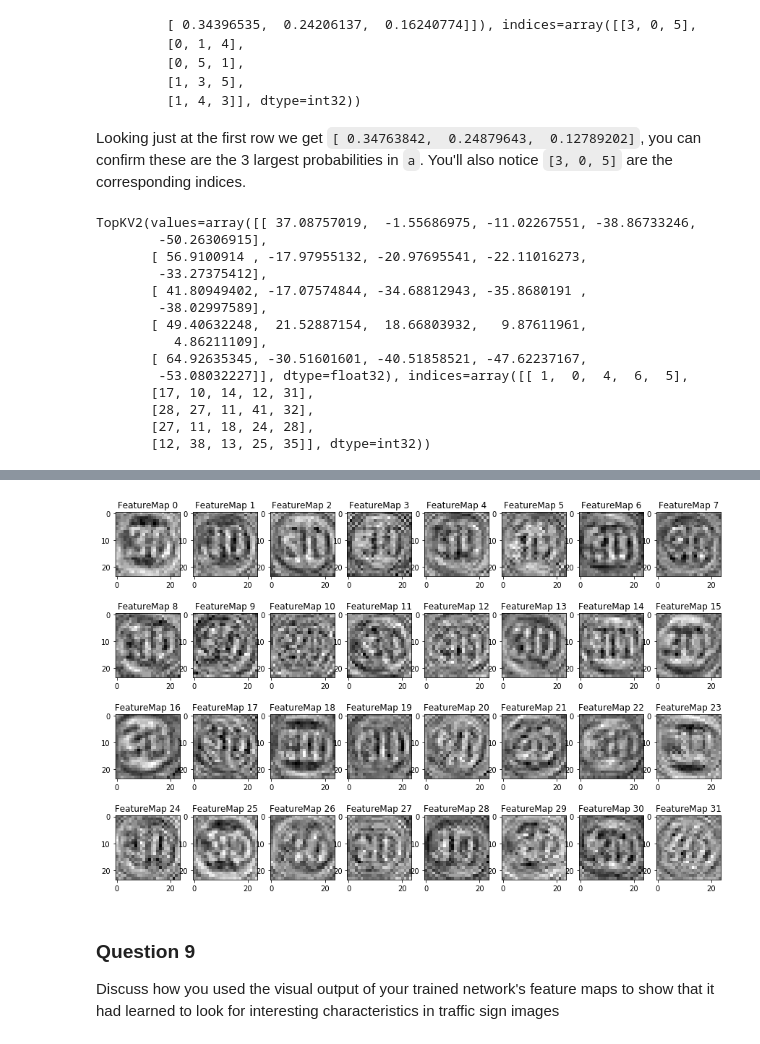
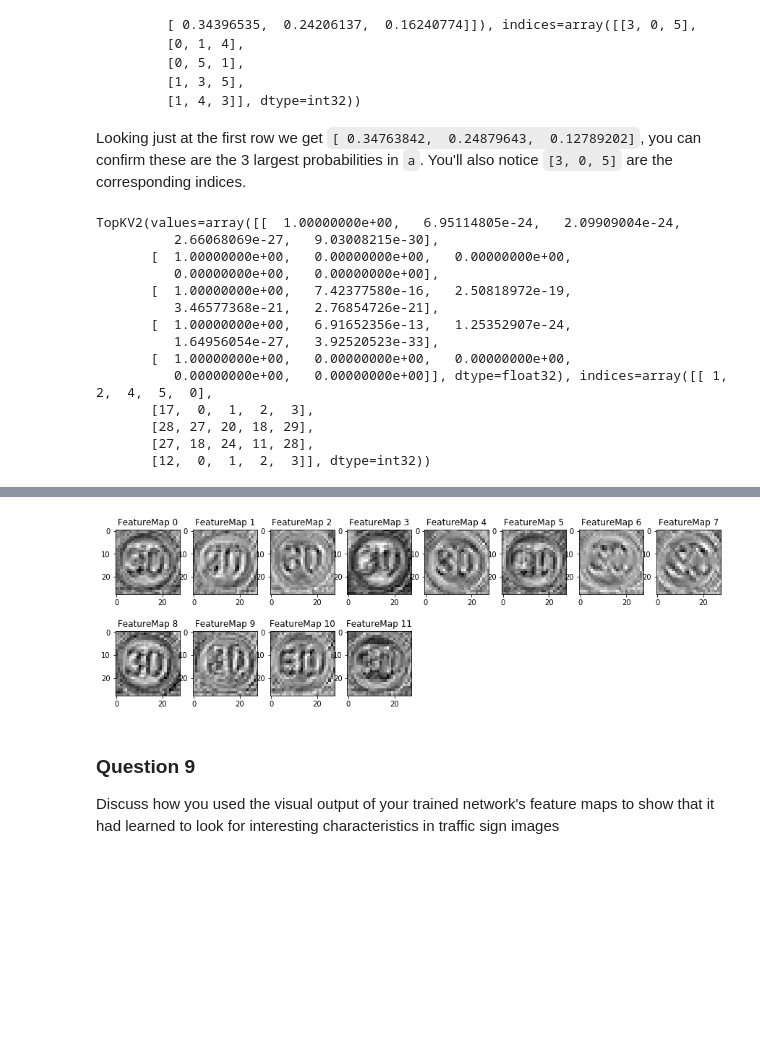
Before and after one commit to mintergit/trafficsigns, a Jupyter notebook: Traffic_Sign_Classifier.ipynb, the cells around one changed output, grey strips where cells are left out. Drawn from its saved outputs; the diff is of its cells as text; code cells hidden in the pictures; blank space fills up the shorter version.

```diff
--- a/Traffic_Sign_Classifier.ipynb
+++ b/Traffic_Sign_Classifier.ipynb
@@ -388,7 +391,7 @@ def evaluate(X_data, y_data):
     sess = tf.get_default_session()
     for offset in range(0, num_examples, BATCH_SIZE):
         batch_x, batch_y = X_data[offset:offset+BATCH_SIZE], y_data[offset:offset+BATCH_SIZE]
-        accuracy = sess.run(accuracy_operation, feed_dict={x: batch_x, y: batch_y, keep_prob: 0.5})
+        accuracy = sess.run(accuracy_operation, feed_dict={x: batch_x, y: batch_y, keep_prob: 1})
         total_accuracy += (accuracy * len(batch_x))
     return total_accuracy / num_examples
 # %% [markdown]
@@ -449,7 +454,8 @@ print(y_train[[t]])
 ## Evaluate the model on Test Data
 # %%
 with tf.Session() as sess:
-    saver.restore(sess, tf.train.latest_checkpoint('.'))
+    #saver.restore(sess, tf.train.latest_checkpoint('.'))
+    saver.restore(sess, tf.train.latest_checkpoint('./'))
 
     test_accuracy = evaluate(X_test, y_test)
     print("Test Accuracy = {:.3f}".format(test_accuracy))
@@ -520,11 +581,15 @@ with tf.Session() as sess:
     saver.restore(sess, tf.train.latest_checkpoint('.'))
     sess = tf.get_default_session()
     #tf.argmax(one_hot_y, 1)
-    logits_out= sess.run(tf.argmax(logits, 1), feed_dict={x: web_image, y: web_label, keep_prob: 0.5})
-    one_hot_out= sess.run(tf.argmax(one_hot_y, 1), feed_dict={x: web_image, y: web_label, keep_prob: 0.5})
-    corr_pred = sess.run(correct_prediction, feed_dict={x: web_image, y: web_label, keep_prob: 0.5})
+
+
+    corr_pred = sess.run(correct_prediction, feed_dict={x: web_image, y: web_label, keep_prob: 1})
     print(corr_pred)
+
+    logits_out= sess.run(tf.argmax(logits, 1), feed_dict={x: web_image, y: web_label, keep_prob: 1})
     print(logits_out)
+
+    one_hot_out= sess.run(tf.argmax(one_hot_y, 1), feed_dict={x: web_image, y: web_label, keep_prob: 1})
     print(one_hot_out)
 # %% [output]
 [ True  True  True  True  True]
@@ -589,23 +654,23 @@ Looking just at the first row we get `[ 0.34763842,  0.24879643,  0.12789202]`,
 with tf.Session() as sess:
     saver.restore(sess, tf.train.latest_checkpoint('.'))
     sess = tf.get_default_session()
-    top_five_prob= sess.run(tf.nn.top_k (logits, k=5), feed_dict={x: web_image, y: web_label, keep_prob: 0.5})
+    top_five_prob= sess.run(tf.nn.top_k (tf.nn.softmax(logits), k=5), feed_dict={x: web_image, y: web_label, keep_prob: 1})
     print(top_five_prob)
 # %% [output]
-TopKV2(values=array([[ 37.08757019,  -1.55686975, -11.02267551, -38.86733246,
-        -50.26306915],
-       [ 56.9100914 , -17.97955132, -20.97695541, -22.11016273,
-        -33.27375412],
-       [ 41.80949402, -17.07574844, -34.68812943, -35.8680191 ,
-        -38.02997589],
-       [ 49.40632248,  21.52887154,  18.66803932,   9.87611961,
-          4.86211109],
-       [ 64.92635345, -30.51601601, -40.51858521, -47.62237167,
-        -53.08032227]], dtype=float32), indices=array([[ 1,  0,  4,  6,  5],
-       [17, 10, 14, 12, 31],
-       [28, 27, 11, 41, 32],
-       [27, 11, 18, 24, 28],
-       [12, 38, 13, 25, 35]], dtype=int32))
+TopKV2(values=array([[  1.00000000e+00,   6.95114805e-24,   2.09909004e-24,
+          2.66068069e-27,   9.03008215e-30],
+       [  1.00000000e+00,   0.00000000e+00,   0.00000000e+00,
+          0.00000000e+00,   0.00000000e+00],
+       [  1.00000000e+00,   7.42377580e-16,   2.50818972e-19,
+          3.46577368e-21,   2.76854726e-21],
+       [  1.00000000e+00,   6.91652356e-13,   1.25352907e-24,
+          1.64956054e-27,   3.92520523e-33],
+       [  1.00000000e+00,   0.00000000e+00,   0.00000000e+00,
+          0.00000000e+00,   0.00000000e+00]], dtype=float32), indices=array([[ 1,  2,  4,  5,  0],
+       [17,  0,  1,  2,  3],
+       [28, 27, 20, 18, 29],
+       [27, 18, 24, 11, 28],
+       [12,  0,  1,  2,  3]], dtype=int32))
 # %% [markdown]
 ---
 
@@ -634,36 +699,41 @@ For an example of what feature map outputs look like, check out NVIDIA's results
 # activation_min/max: can be used to view the activation contrast in more detail, by default matplot sets min and max to the actual min and max values of the output
 # plt_num: used to plot out multiple different weight feature map sets on the same block, just extend the plt number for each new feature map entry
 
 def outputFeatureMap(image_input, tf_activation, activation_min=-1, activation_max=-1 ,plt_num=1):
     # Here make sure to preprocess your image_input in a way your network expects
     # with size, normalization, ect if needed
     # image_input =
     # Note: x should be the same name as your network's tensorflow data placeholder variable
     # If you get an error tf_activation is not defined it maybe having trouble accessing the variable from inside a function
     sess = tf.Session()
     init = tf.global_variables_initializer()
     sess.run(init)
     activation = tf_activation.eval(session=sess,feed_dict={x : image_input})
     featuremaps = activation.shape[3]
     plt.figure(plt_num, figsize=(15,15))
     for featuremap in range(featuremaps):
         plt.subplot(6,8, featuremap+1) # sets the number of feature maps to show on each row and column
         plt.title('FeatureMap ' + str(featuremap)) # displays the feature map number
         if activation_min != -1 & activation_max != -1:
             plt.imshow(activation[0,:,:, featuremap], interpolation="nearest", vmin =activation_min, vmax=activation_max, cmap="gray")
         elif activation_max != -1:
             plt.imshow(activation[0,:,:, featuremap], interpolation="nearest", vmax=activation_max, cmap="gray")
         elif activation_min !=-1:
             plt.imshow(activation[0,:,:, featuremap], interpolation="nearest", vmin=activation_min, cmap="gray")
         else:
             plt.imshow(activation[0,:,:, featuremap], interpolation="nearest", cmap="gray")
 
-#tf_activation = tf.nn.conv2d(x, conv1_W, strides=[1, 1, 1, 1], padding='VALID') + conv1_b
-tf_activation = tf.nn.conv2d(conv1, conv2_W, strides=[1, 1, 1, 1], padding='VALID') + conv2_b
+tf_activation = tf.nn.conv2d(x, conv1_W, strides=[1, 1, 1, 1], padding='VALID') + conv1_b
+#tf_activation = tf.nn.conv2d(conv1, conv2_W, strides=[1, 1, 1, 1], padding='VALID') + conv2_b
+#tf_activation = tf.nn.relu(conv1)
+#tf_activation = tf.nn.max_pool(conv1,ksize=[1, 2, 2, 1],strides=[1, 2, 2, 1],padding='VALID')
+#tf_activation = tf.nn.conv2d(conv1, conv2_W, strides=[1, 1, 1, 1], padding='VALID') + conv2_b
+
+
 #tf_activation = tf.nn.max_pool(conv2,ksize=[1, 2, 2, 1],strides=[1, 2, 2, 1],padding='VALID')
 outputFeatureMap(web_image, tf_activation, activation_min=-1, activation_max=-1 ,plt_num=1)
 # %% [output]
-[figure, old version]
+[figure, new version]
 # %% [markdown]
 ### Question 9
 
```
Also changed, not shown: parts of 7 cells of this notebook.
